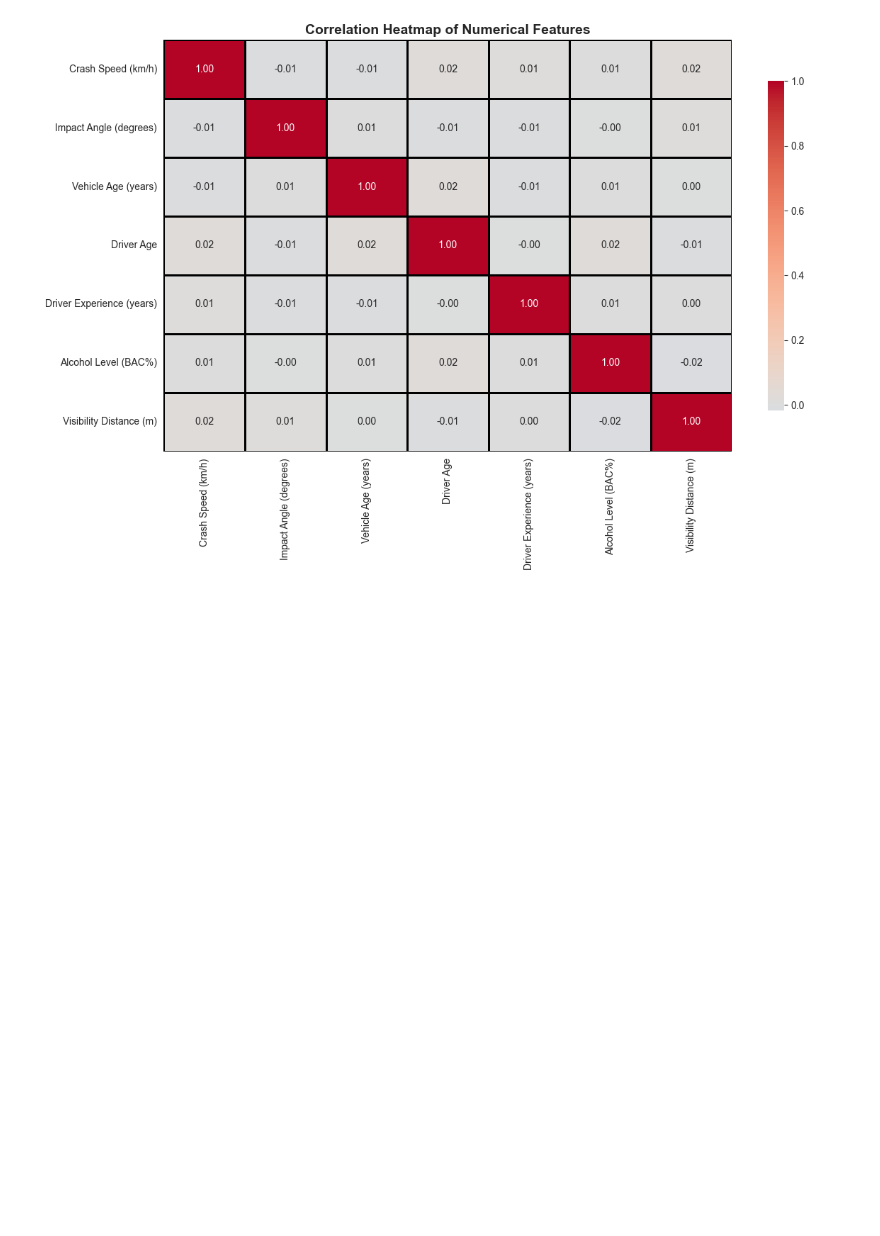
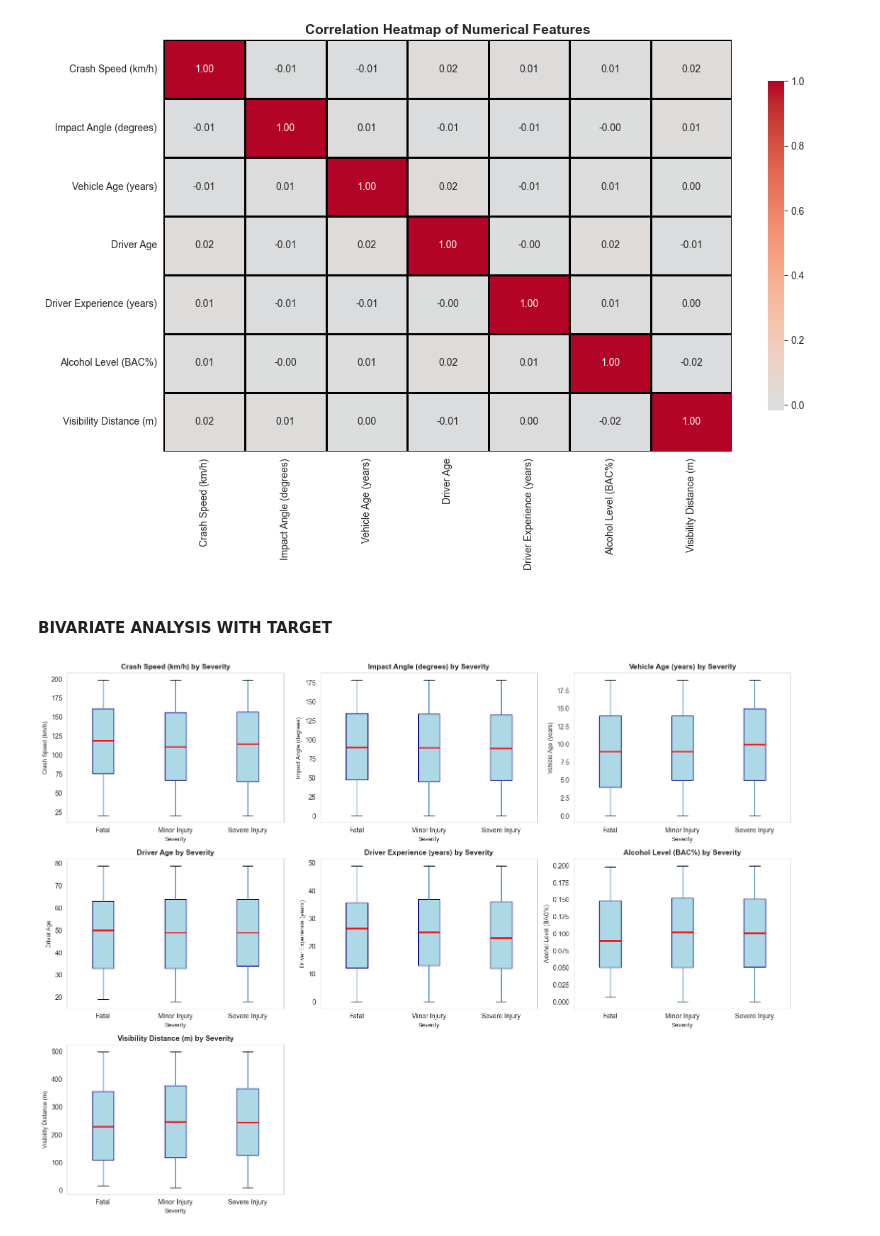
Before and after one commit to PAIshanMadusha/car-crash-severity-prediction-model, a Jupyter notebook: notebooks/car_crash_severity_prediction.ipynb, the cells around one changed output. Saved outputs shown, nothing was run; the diff lists cells and outputs as text; code cells hidden in the pictures; blank space fills up the shorter version.

Commit message:
Bivariate Analysis with Target Value

```diff
--- a/notebooks/car_crash_severity_prediction.ipynb
+++ b/notebooks/car_crash_severity_prediction.ipynb
@@ -339,3 +339,31 @@ plt.tight_layout()
 plt.show()
 # %% [output]
 [figure]
+# %% [markdown]
+#### BIVARIATE ANALYSIS WITH TARGET
+# %%
+# Numerical features vs Severity
+fig, axes = plt.subplots(3, 3, figsize=(16, 12))
+axes = axes.ravel()
+
+# Box plots of numerical features grouped by Severity
+for idx, col in enumerate(numerical_cols):
+    data.boxplot(column=col, by='Severity', ax=axes[idx],
+                 patch_artist=True, grid=False,
+                 boxprops=dict(facecolor='lightblue', color='navy'),
+                 medianprops=dict(color='red', linewidth=2))
+    axes[idx].set_title(f'{col} by Severity', fontsize=11, fontweight='bold')
+    axes[idx].set_xlabel('Severity', fontsize=9)
+    axes[idx].set_ylabel(col, fontsize=9)
+    plt.sca(axes[idx])
+    plt.xticks(rotation=0)
+
+# Remove extra subplots
+for idx in range(len(numerical_cols), len(axes)):
+    fig.delaxes(axes[idx])
+
+plt.suptitle('')
+plt.tight_layout()
+plt.show()
+# %% [output]
+[figure, added]
```
Also changed, not shown: parts of 1 cell of this notebook.
